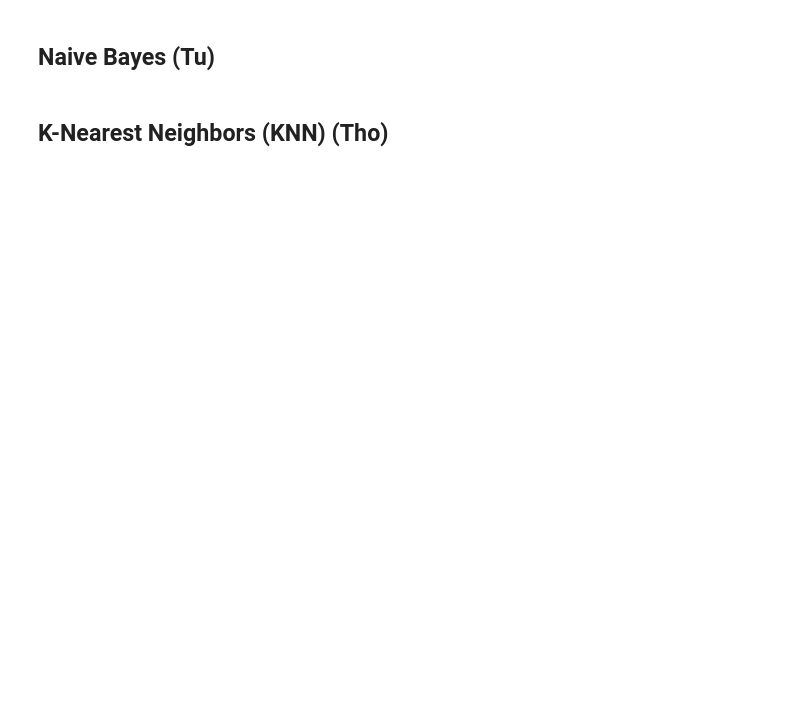
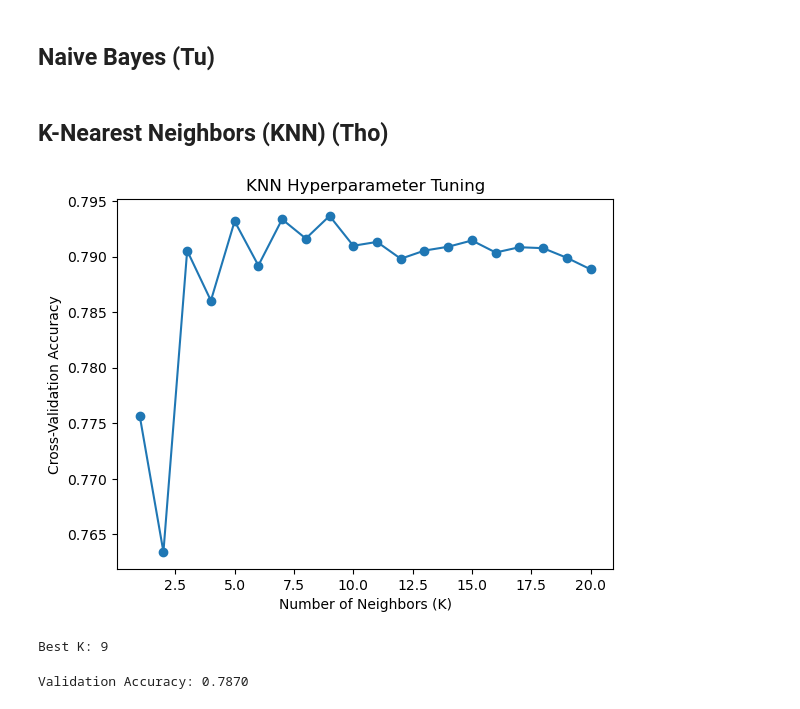
Before and after one commit to hexplosif/4IF-MACHINE-LEARNING, a Jupyter notebook: notebook/Classification.ipynb, the cells around one changed output. Drawn from its saved outputs; the diff is of its cells as text; code cells hidden in the pictures; blank space fills up the shorter version.

```diff
--- a/notebook/Classification.ipynb
+++ b/notebook/Classification.ipynb
@@ -170,3 +121,72 @@ save_submission(test_labels, 'SVM')
 ## Naive Bayes (Tu)
 # %% [markdown]
 ## K-Nearest Neighbors (KNN) (Tho)
+# %%
+import pandas as pd
+import numpy as np
+import matplotlib.pyplot as plt
+
+from sklearn.model_selection import train_test_split, cross_val_score
+from sklearn.preprocessing import StandardScaler
+from sklearn.neighbors import KNeighborsClassifier
+from sklearn.metrics import accuracy_score
+
+# Load the dataset
+df_train = pd.read_csv('../data/classification/train.csv', index_col=0)
+df_test = pd.read_csv('../data/classification/test.csv', index_col=0)
+
+# Features & Target
+X = df_train.drop(columns=['bc_price_evo'])  # Drop the target variable
+y = df_train['bc_price_evo']  # Target variable
+
+# Split into train and validation sets
+X_train, X_val, y_train, y_val = train_test_split(X, y, test_size=0.2, random_state=42)
+
+# Normalize the data (KNN is sensitive to scale)
+scaler = StandardScaler()
+X_train_scaled = scaler.fit_transform(X_train)
+X_val_scaled = scaler.transform(X_val)
+
+# Find the best K using cross-validation
+k_values = range(1, 21)
+cv_scores = []
+
+for k in k_values:
+    knn = KNeighborsClassifier(n_neighbors=k)
+    scores = cross_val_score(knn, X_train_scaled, y_train, cv=5, scoring='accuracy')
+    cv_scores.append(scores.mean())
+
+# Plot K vs. Accuracy
+plt.plot(k_values, cv_scores, marker='o')
+plt.xlabel("Number of Neighbors (K)")
+plt.ylabel("Cross-Validation Accuracy")
+plt.title("KNN Hyperparameter Tuning")
+plt.show()
+
+# Choose the best K
+best_k = k_values[np.argmax(cv_scores)]
+print(f"Best K: {best_k}")
+
+# Train final model
+knn = KNeighborsClassifier(n_neighbors=best_k)
+knn.fit(X_train_scaled, y_train)
+
+# Evaluate on validation set
+y_pred = knn.predict(X_val_scaled)
+accuracy = accuracy_score(y_val, y_pred)
+print(f"Validation Accuracy: {accuracy:.4f}")
+
+# Predict on test data
+df_test_scaled = scaler.transform(df_test)
+df_test_labels = knn.predict(df_test_scaled)
+
+# Save the submission
+def save_submission(df_test_labels, name_model):
+    submission = pd.DataFrame({'id': df_test.index, 'bc_price_evo': df_test_labels})
+    submission.to_csv(f'../data/classification/submission/{name_model}.csv', index=False)
+
+save_submission(df_test_labels, "knn_model")
+# %% [output]
+[figure, added]
+Best K: 9
+Validation Accuracy: 0.7870
```
Also changed, not shown: parts of 5 cells of this notebook.
